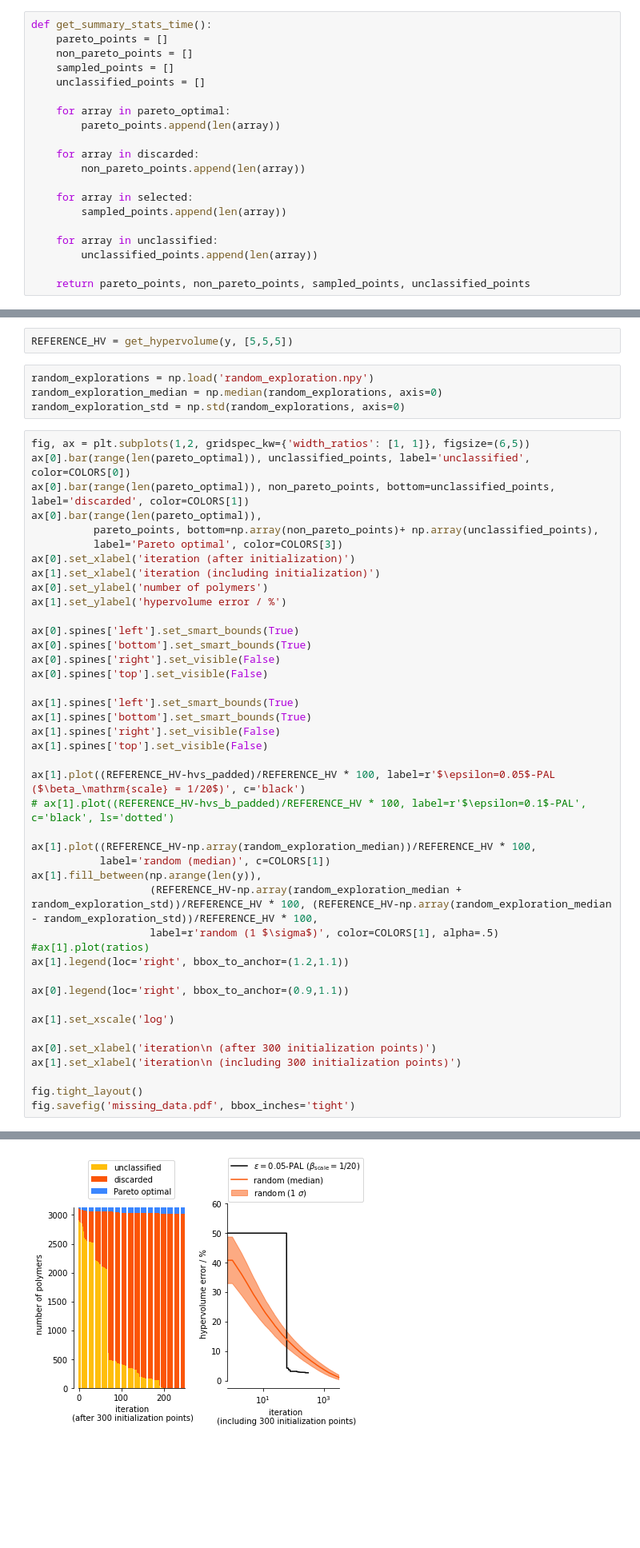
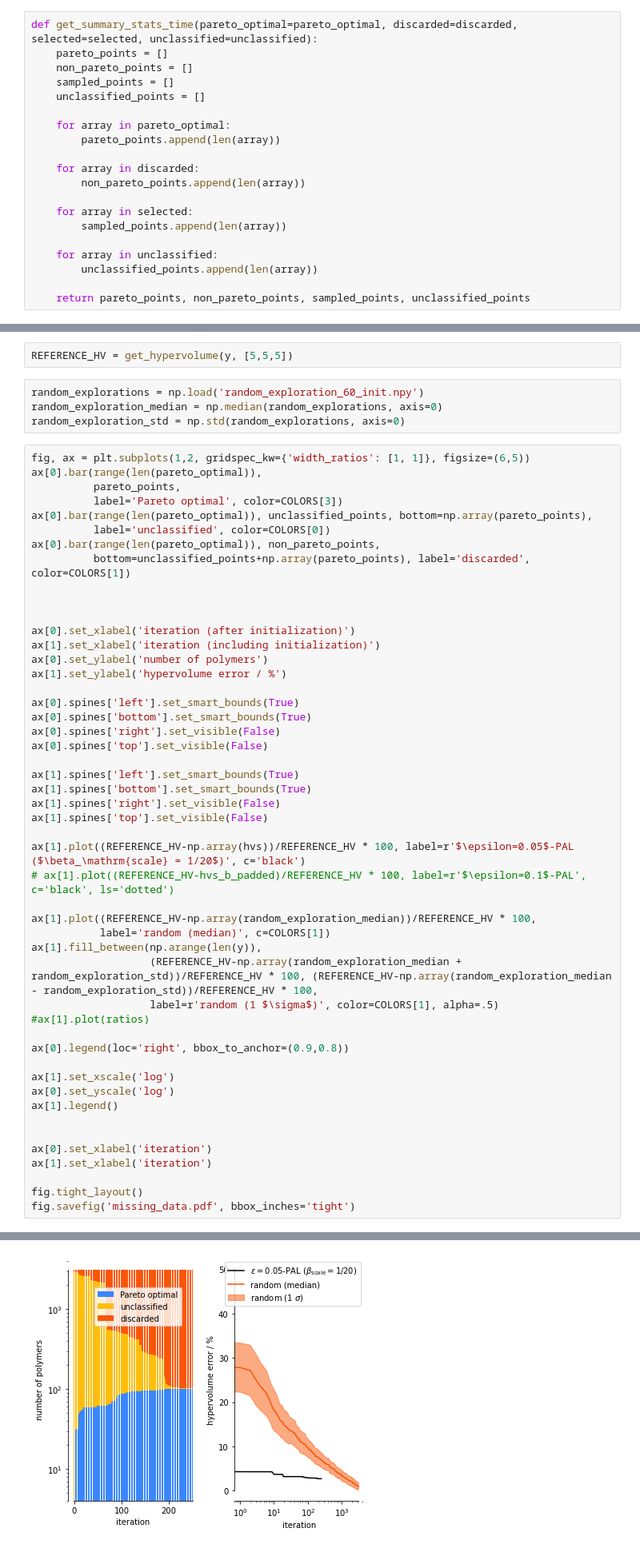
Before and after one commit to byooooo/dispersant_screening_PAL, a Jupyter notebook: notebooks/missing_data_plots.ipynb, the cells around one changed output, grey strips where cells are left out. Shown at 80% size. Cells and saved outputs as stored; diff of their text form; blank space fills up the shorter version.

```diff
--- a/notebooks/missing_data_plots.ipynb
+++ b/notebooks/missing_data_plots.ipynb
@@ -32,5 +36,5 @@ hvs = list(np.load('../work/20201021-233420_missing_data_0.05_0.05_0.05_60-hyper
 # %%
-def get_summary_stats_time():
+def get_summary_stats_time(pareto_optimal=pareto_optimal, discarded=discarded, selected=selected, unclassified=unclassified):
     pareto_points = []
     non_pareto_points = []
     sampled_points = []
@@ -83,16 +95,21 @@ hvs_padded = np.array([hvs[0]] * 60 + hvs)
 # %%
 REFERENCE_HV = get_hypervolume(y, [5,5,5])
 # %%
-random_explorations = np.load('random_exploration.npy')
+random_explorations = np.load('random_exploration_60_init.npy')
 random_exploration_median = np.median(random_explorations, axis=0)
 random_exploration_std = np.std(random_explorations, axis=0)
 # %%
 fig, ax = plt.subplots(1,2, gridspec_kw={'width_ratios': [1, 1]}, figsize=(6,5))
-ax[0].bar(range(len(pareto_optimal)), unclassified_points, label='unclassified', color=COLORS[0])
-ax[0].bar(range(len(pareto_optimal)), non_pareto_points, bottom=unclassified_points, label='discarded', color=COLORS[1])
 ax[0].bar(range(len(pareto_optimal)),
-          pareto_points, bottom=np.array(non_pareto_points)+ np.array(unclassified_points),
+          pareto_points,
           label='Pareto optimal', color=COLORS[3])
+ax[0].bar(range(len(pareto_optimal)), unclassified_points, bottom=np.array(pareto_points),
+          label='unclassified', color=COLORS[0])
+ax[0].bar(range(len(pareto_optimal)), non_pareto_points,
+          bottom=unclassified_points+np.array(pareto_points), label='discarded', color=COLORS[1])
+
+
+
 ax[0].set_xlabel('iteration (after initialization)')
 ax[1].set_xlabel('iteration (including initialization)')
 ax[0].set_ylabel('number of polymers')
@@ -108,7 +125,7 @@ ax[1].spines['bottom'].set_smart_bounds(True)
 ax[1].spines['right'].set_visible(False)
 ax[1].spines['top'].set_visible(False)
 
-ax[1].plot((REFERENCE_HV-hvs_padded)/REFERENCE_HV * 100, label=r'$\epsilon=0.05$-PAL ($\beta_\mathrm{scale} = 1/20$)', c='black')
+ax[1].plot((REFERENCE_HV-np.array(hvs))/REFERENCE_HV * 100, label=r'$\epsilon=0.05$-PAL ($\beta_\mathrm{scale} = 1/20$)', c='black')
 # ax[1].plot((REFERENCE_HV-hvs_b_padded)/REFERENCE_HV * 100, label=r'$\epsilon=0.1$-PAL', c='black', ls='dotted')
 
 ax[1].plot((REFERENCE_HV-np.array(random_exploration_median))/REFERENCE_HV * 100,
@@ -117,14 +134,16 @@ ax[1].fill_between(np.arange(len(y)),
                    (REFERENCE_HV-np.array(random_exploration_median + random_exploration_std))/REFERENCE_HV * 100, (REFERENCE_HV-np.array(random_exploration_median - random_exploration_std))/REFERENCE_HV * 100,
                    label=r'random (1 $\sigma$)', color=COLORS[1], alpha=.5)
 #ax[1].plot(ratios)
-ax[1].legend(loc='right', bbox_to_anchor=(1.2,1.1))
 
-ax[0].legend(loc='right', bbox_to_anchor=(0.9,1.1))
+ax[0].legend(loc='right', bbox_to_anchor=(0.9,0.8))
 
 ax[1].set_xscale('log')
+ax[0].set_yscale('log')
+ax[1].legend()
 
-ax[0].set_xlabel('iteration\n (after 300 initialization points)')
-ax[1].set_xlabel('iteration\n (including 300 initialization points)')
+
+ax[0].set_xlabel('iteration')
+ax[1].set_xlabel('iteration')
 
 fig.tight_layout()
 fig.savefig('missing_data.pdf', bbox_inches='tight')
@@ -138 +155 @@ The set_smart_bounds function was deprecated in Matplotlib 3.2 and will be remov
-[figure, old version]
+[figure, new version]
```
Also changed, not shown: parts of 7 cells of this notebook, 26 other files.
